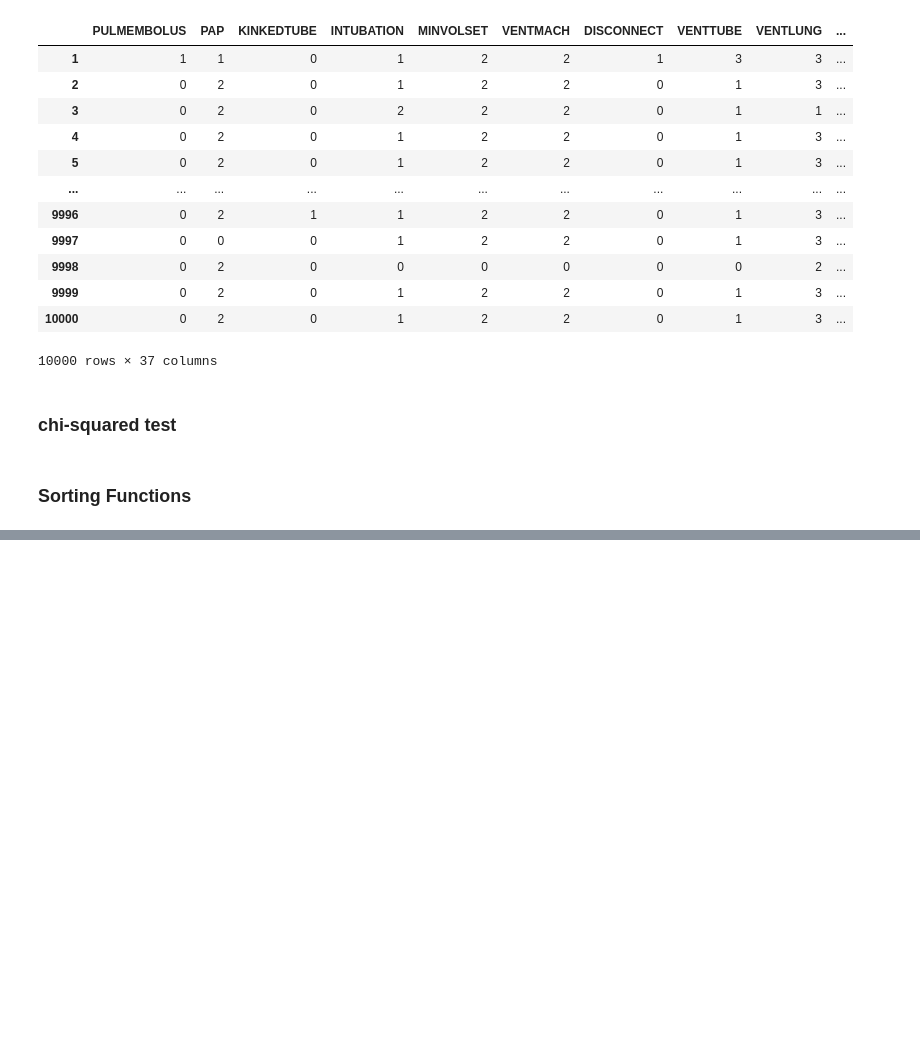
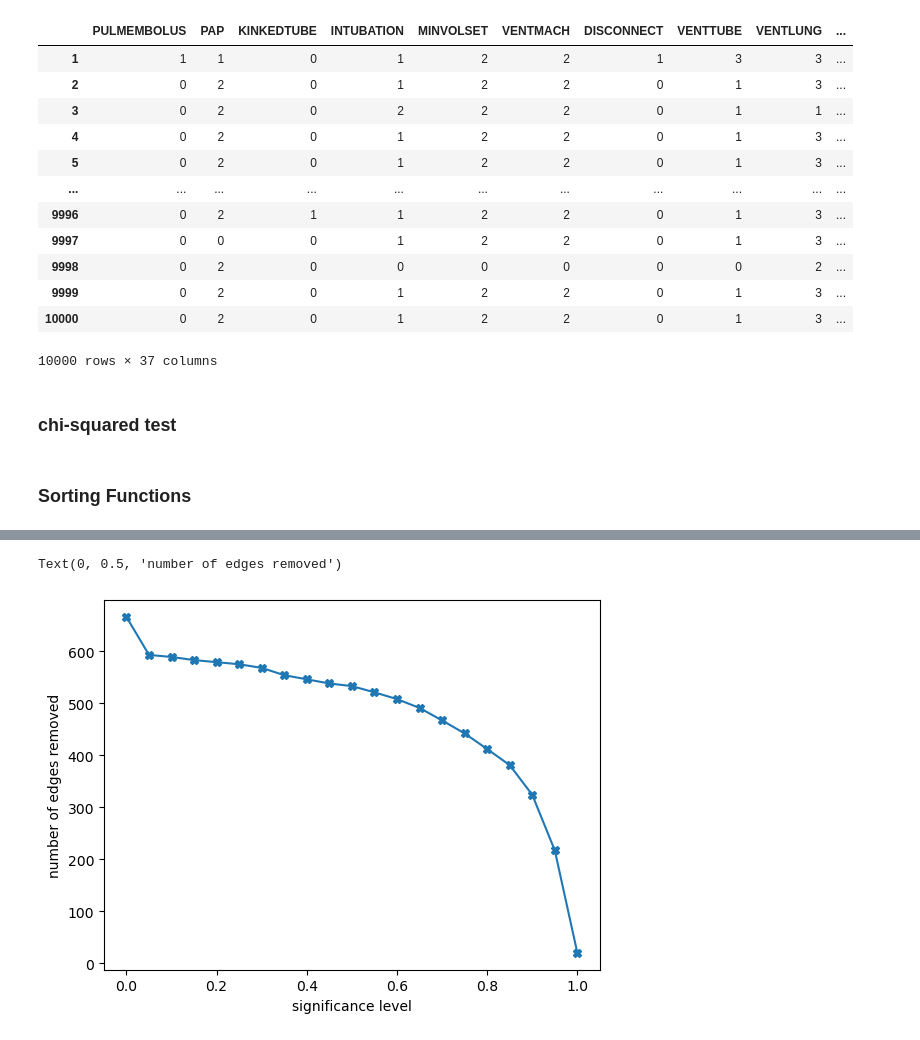
Before and after one commit to Elicit3495/ML_FYP, a Jupyter notebook: conditional.ipynb, the cells around one changed output, grey strips where cells are left out. Saved outputs shown, nothing was run; the diff lists cells and outputs as text; code cells hidden in the pictures; blank space fills up the shorter version.

```diff
--- a/conditional.ipynb
+++ b/conditional.ipynb
@@ -102,7 +104,7 @@ def PC(df, n, rho):
 
     Parameters:
     df (pandas dataframe)
-    n, an integer <= the length of list(df)
+    n, an integer, the stopping point of the while loop
     rho (the significance level, only accepts values between 0 and 1 inclusive)
 
     Returns:
@@ -131,11 +133,3 @@ def PC(df, n, rho):
 #nP4 takes 9-15minutes to run
 #nP5 takes ??? minutes to run
 #nP6 not doable
-# %%
-tic = time.time()
-n_edges = []
-for i in np.linspace(0.0, 1.0, 11):
-    n_ = PC(df, 3, i)
-    print(len(n_))
-    n_edges.append(len(n_))
-toc = time.time()
@@ -173,0 +136,9 @@ Text(0, 0.5, 'number of edges removed')
+# %%
+tic = time.time()
+n_edges = []
+for i in np.linspace(0.0, 1.0, 21):
+    n_ = PC(df, 3, i)
+    print(len(n_))
+    n_edges.append((i, n_, len(n_)))
+
+toc = time.time()
@@ -173,0 +170,4 @@ Text(0, 0.5, 'number of edges removed')
+# %%
+v_0 = [x[0] for x in n_edges]
+v_1 = [x[2] for x in n_edges]
+v_1
@@ -174,3 +192,10 @@ Text(0, 0.5, 'number of edges removed')
+# %%
+plt.plot(v_0, v_1, marker='X')
+plt.xlabel('significance level')
+plt.ylabel('number of edges removed')
+# %% [output]
+Text(0, 0.5, 'number of edges removed')
+[figure, added]
 # %%
 %%time
 y0 = PC(df, 3, 0.05)
```
Also changed, not shown: parts of 23 cells of this notebook, 1 other file.
